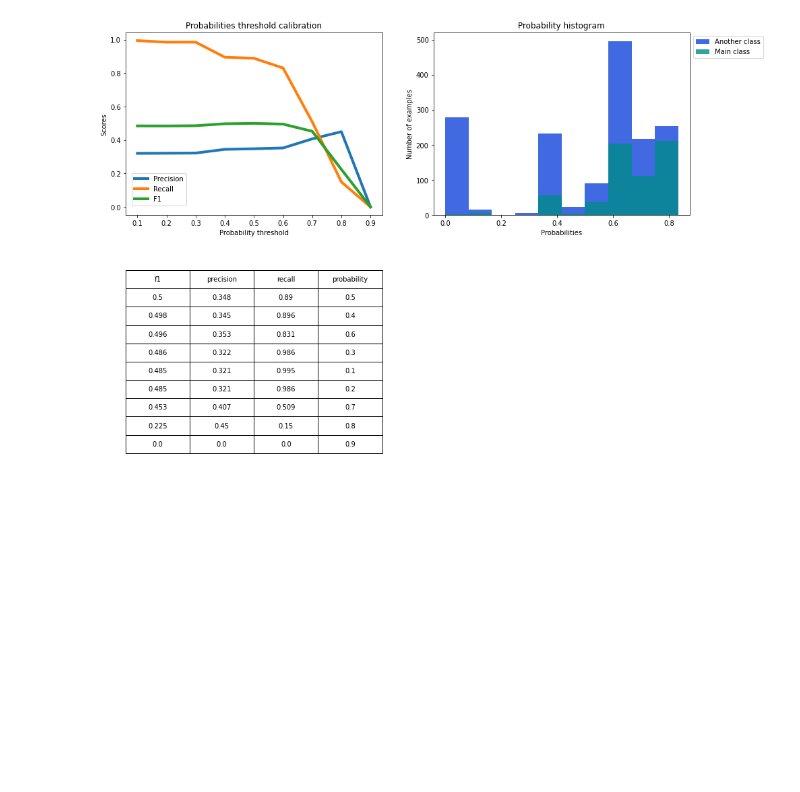
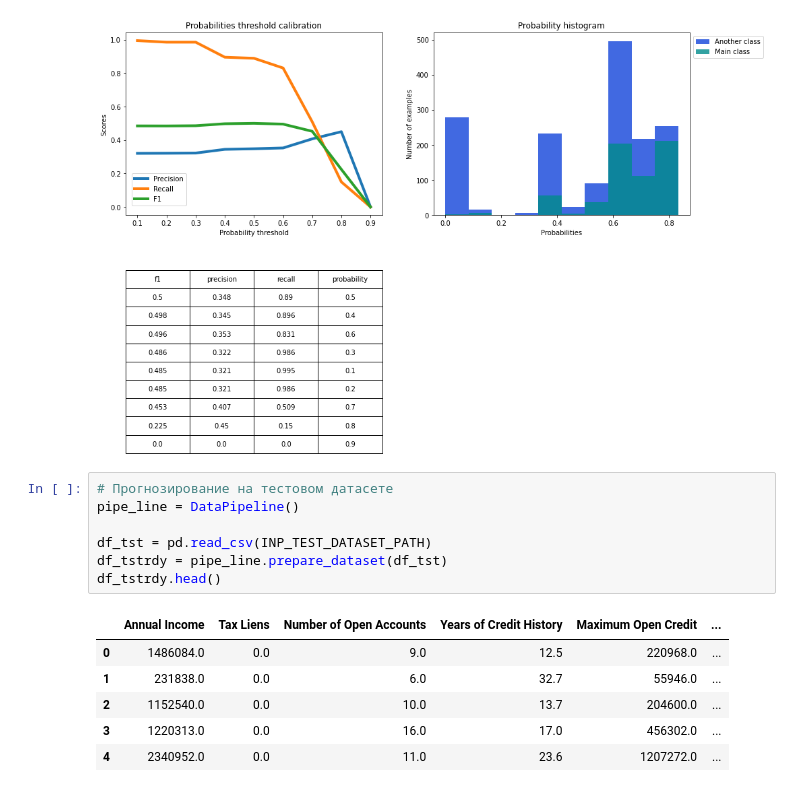
Before and after one commit to SVM71/Python_DataSciece_HomeWork_2020, a Jupyter notebook: cursovoy_2/Mitin_solution_final.ipynb, the cells around one changed output. Cells and saved outputs as stored; diff of their text form; blank space fills up the shorter version.

```diff
--- a/cursovoy_2/Mitin_solution_final.ipynb
+++ b/cursovoy_2/Mitin_solution_final.ipynb
@@ -428,3 +428,17 @@ y_test_pred_probs[:5]
 show_proba_calibration_plots(y_test_pred_probs[:, 1], y_test)
 # %% [output]
 [figure]
+# %%
+# Прогнозирование на тестовом датасете
+pipe_line = DataPipeline()
+
+df_tst = pd.read_csv(INP_TEST_DATASET_PATH)
+df_tstrdy = pipe_line.prepare_dataset(df_tst)
+df_tstrdy.head()
+# %% [output]
+|  | Annual Income | Tax Liens | Number of Open Accounts | Years of Credit History | Maximum Open Credit | ... |
+| 0 | 1486084.0 | 0.0 | 9.0 | 12.5 | 220968.0 | ... |
+| 1 | 231838.0 | 0.0 | 6.0 | 32.7 | 55946.0 | ... |
+| 2 | 1152540.0 | 0.0 | 10.0 | 13.7 | 204600.0 | ... |
+| 3 | 1220313.0 | 0.0 | 16.0 | 17.0 | 456302.0 | ... |
+| 4 | 2340952.0 | 0.0 | 11.0 | 23.6 | 1207272.0 | ... |
```
Also changed, not shown: parts of 4 cells of this notebook, 3 other files.
